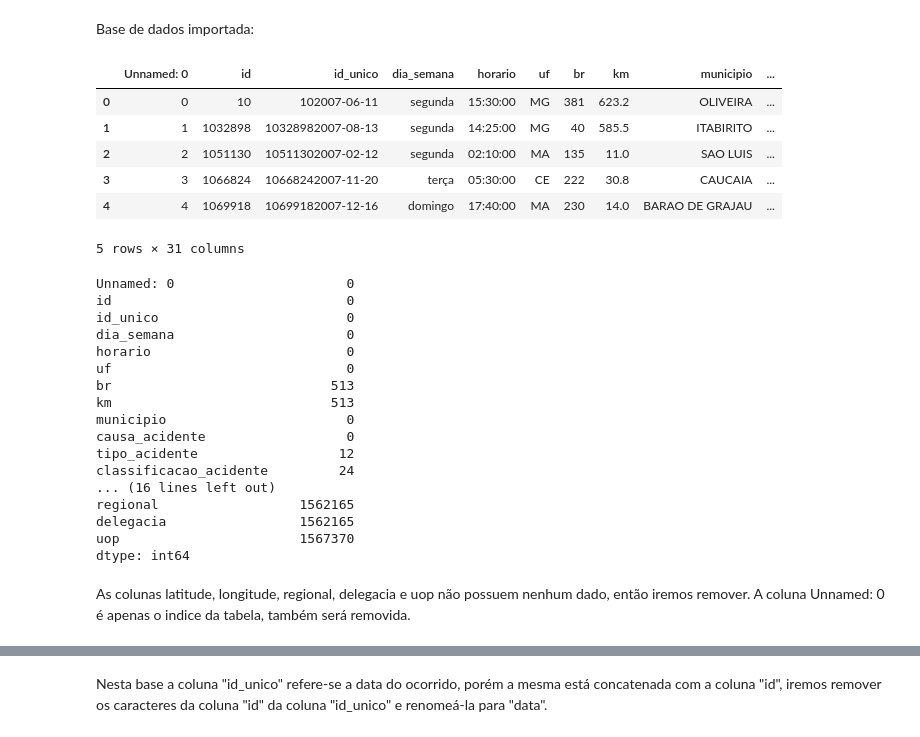
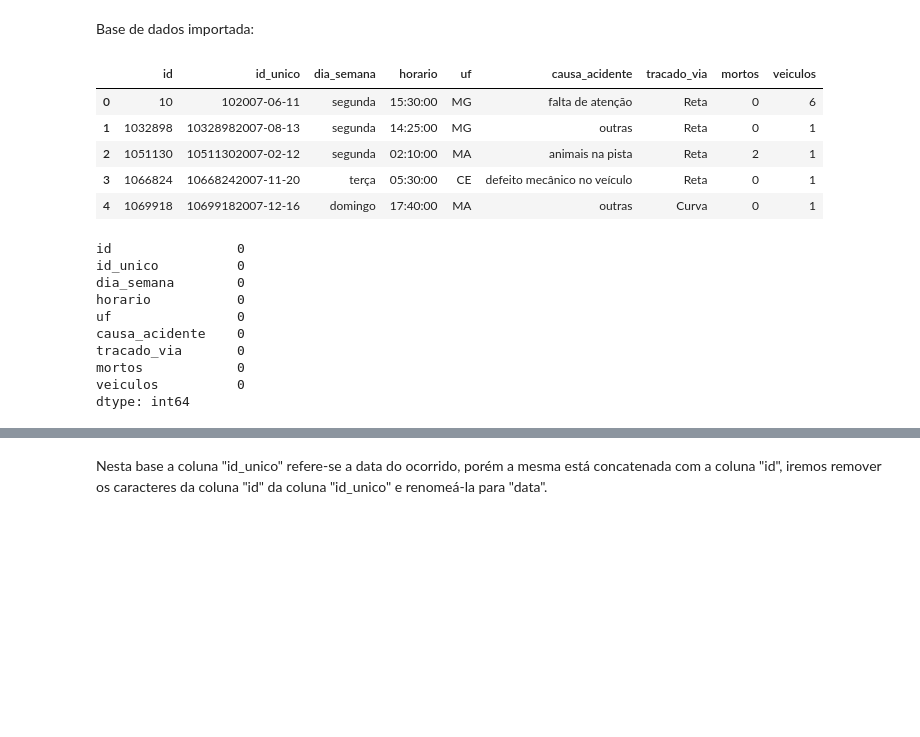
Before and after one commit to AdailtonS/Projeto-de-Governan-a-de-TI-Acidentes-em-rodovias-federais, a Jupyter notebook: Acidentes em rodovias federais - Uni9 - Adailton Silva.ipynb, the cells around one changed output, grey strips where cells are left out. Drawn from its saved outputs; the diff is of its cells as text; code cells hidden in the pictures; blank space fills up the shorter version.

Commit message:
Otimizando importação da base de dados

```diff
--- a/Acidentes em rodovias federais - Uni9 - Adailton Silva.ipynb
+++ b/Acidentes em rodovias federais - Uni9 - Adailton Silva.ipynb
@@ -58,36 +60,29 @@ Plotly.express é uma biblioteca de criação de visualizações interativas de
 Base de dados importada:
 # %%
 #Importando arquivo de texto.
-dados = pd.read_csv("base_de_dados/acidentes2007-2020.csv", index_col=None)
+
+#Selecionando as colunas que serão utilizadas
+colunas = ['id', 'id_unico', 'dia_semana', 'horario', 'uf', 'causa_acidente', 'tracado_via', 'mortos','veiculos']
+#Importando base e colunas
+dados = pd.read_csv("base_de_dados/acidentes2007-2020.csv", usecols=colunas)
 dados.head()
 # %% [output]
-|  | Unnamed: 0 | id | id_unico | dia_semana | horario | uf | br | km | municipio | ... |
-| 0 | 0 | 10 | 102007-06-11 | segunda | 15:30:00 | MG | 381 | 623.2 | OLIVEIRA | ... |
-| 1 | 1 | 1032898 | 10328982007-08-13 | segunda | 14:25:00 | MG | 40 | 585.5 | ITABIRITO | ... |
-| 2 | 2 | 1051130 | 10511302007-02-12 | segunda | 02:10:00 | MA | 135 | 11.0 | SAO LUIS | ... |
-| 3 | 3 | 1066824 | 10668242007-11-20 | terça | 05:30:00 | CE | 222 | 30.8 | CAUCAIA | ... |
-| 4 | 4 | 1069918 | 10699182007-12-16 | domingo | 17:40:00 | MA | 230 | 14.0 | BARAO DE GRAJAU | ... |
+|  | id | id_unico | dia_semana | horario | uf | causa_acidente | tracado_via | mortos | veiculos |
+| 0 | 10 | 102007-06-11 | segunda | 15:30:00 | MG | falta de atenção | Reta | 0 | 6 |
+| 1 | 1032898 | 10328982007-08-13 | segunda | 14:25:00 | MG | outras | Reta | 0 | 1 |
+| 2 | 1051130 | 10511302007-02-12 | segunda | 02:10:00 | MA | animais na pista | Reta | 2 | 1 |
+| 3 | 1066824 | 10668242007-11-20 | terça | 05:30:00 | CE | defeito mecânico no veículo | Reta | 0 | 1 |
+| 4 | 1069918 | 10699182007-12-16 | domingo | 17:40:00 | MA | outras | Curva | 0 | 1 |
-5 rows × 31 columns
 # %%
 dados.isnull().sum()
 # %% [output]
-Unnamed: 0                      0
-id                              0
-id_unico                        0
-dia_semana                      0
-horario                         0
-uf                              0
-br                            513
-km                            513
-municipio                       0
-causa_acidente                  0
-tipo_acidente                  12
-classificacao_acidente         24
-... (16 lines left out)
-regional                  1562165
-delegacia                 1562165
-uop                       1567370
+id                0
+id_unico          0
+dia_semana        0
+horario           0
+uf                0
+causa_acidente    0
+tracado_via       0
+mortos            0
+veiculos          0
 dtype: int64
-# %% [markdown]
-As colunas latitude, longitude, regional, delegacia e uop não possuem nenhum dado, então iremos remover.
-A coluna Unnamed: 0 é apenas o indice da tabela, também será removida.
```
Also changed, not shown: parts of 5 cells of this notebook.
